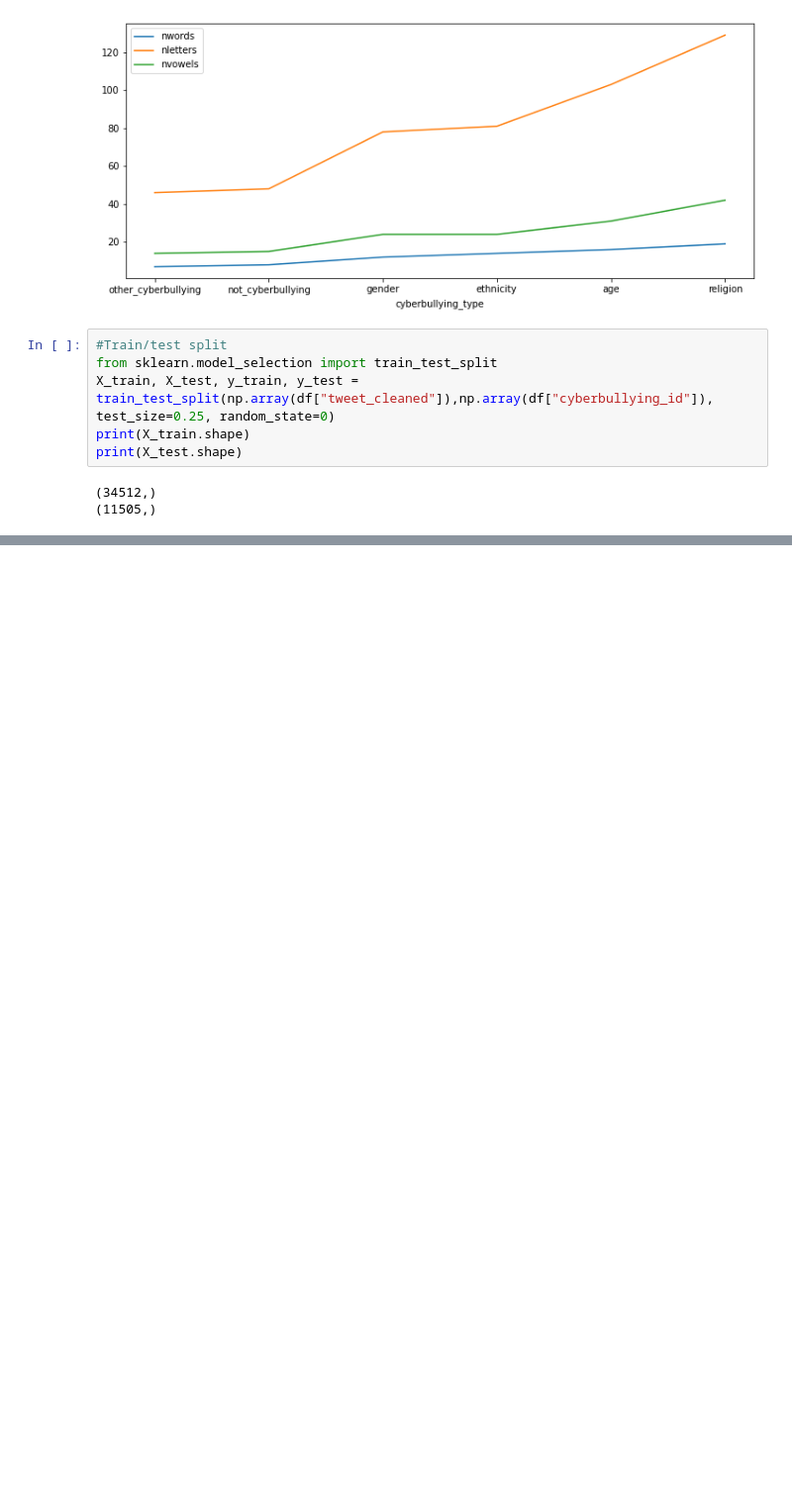
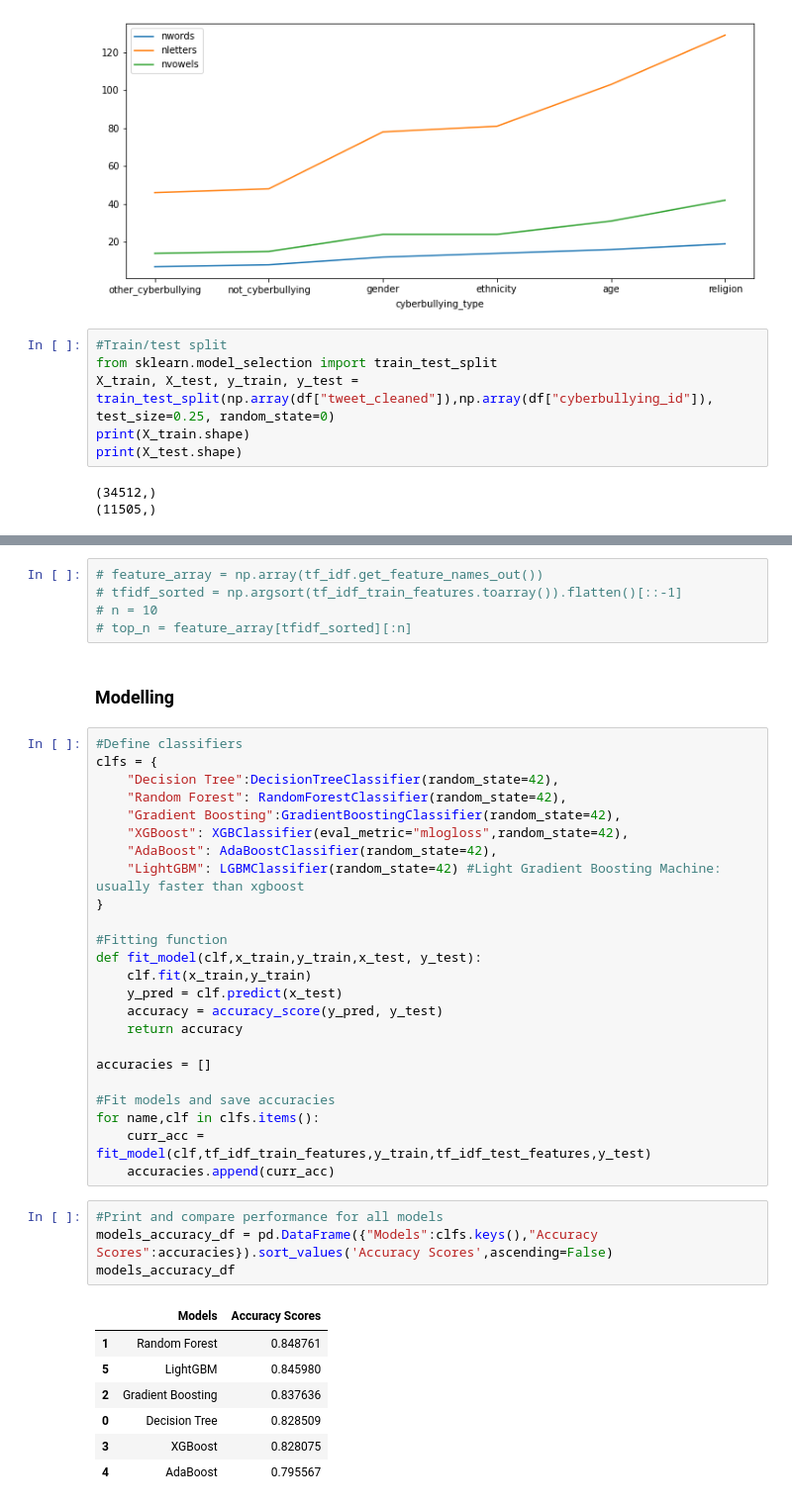
Before and after one commit to chiaracodes/EL-assignment, a Jupyter notebook: Cyberbullying_model/Cyberbulling_model_Maria_colab.ipynb, the cells around one changed output, grey strips where cells are left out. Shown: that part at 99% size. Cells and saved outputs as stored; diff of their text form; blank space fills up the shorter version.

Commit message:
tf-idf weights and models

```diff
--- a/Cyberbullying_model/Cyberbulling_model_Maria_colab.ipynb
+++ b/Cyberbullying_model/Cyberbulling_model_Maria_colab.ipynb
@@ -406,0 +464,43 @@ TFIDF: Train features shape: (34512, 38972)  Test features shape: (11505, 38972)
+# %%
+# feature_array = np.array(tf_idf.get_feature_names_out())
+# tfidf_sorted = np.argsort(tf_idf_train_features.toarray()).flatten()[::-1]
+# n = 10
+# top_n = feature_array[tfidf_sorted][:n]
+# %% [markdown]
+### Modelling
+# %%
+#Define classifiers
+clfs = {
+    "Decision Tree":DecisionTreeClassifier(random_state=42),
+    "Random Forest": RandomForestClassifier(random_state=42),
+    "Gradient Boosting":GradientBoostingClassifier(random_state=42),
+    "XGBoost": XGBClassifier(eval_metric="mlogloss",random_state=42),
+    "AdaBoost": AdaBoostClassifier(random_state=42),
+    "LightGBM": LGBMClassifier(random_state=42) #Light Gradient Boosting Machine: usually faster than xgboost
+}
+
+#Fitting function
+def fit_model(clf,x_train,y_train,x_test, y_test):
+    clf.fit(x_train,y_train)
+    y_pred = clf.predict(x_test)
+    accuracy = accuracy_score(y_pred, y_test)
+    return accuracy
+
+accuracies = []
+
+#Fit models and save accuracies
+for name,clf in clfs.items():
+    curr_acc = fit_model(clf,tf_idf_train_features,y_train,tf_idf_test_features,y_test)
+    accuracies.append(curr_acc)
+# %%
+#Print and compare performance for all models
+models_accuracy_df = pd.DataFrame({"Models":clfs.keys(),"Accuracy Scores":accuracies}).sort_values('Accuracy Scores',ascending=False)
+models_accuracy_df
+# %% [output]
+|  | Models | Accuracy Scores |
+| 1 | Random Forest | 0.848761 |
+| 5 | LightGBM | 0.845980 |
+| 2 | Gradient Boosting | 0.837636 |
+| 0 | Decision Tree | 0.828509 |
+| 3 | XGBoost | 0.828075 |
+| 4 | AdaBoost | 0.795567 |
```
Also changed, not shown: parts of 9 cells of this notebook.
